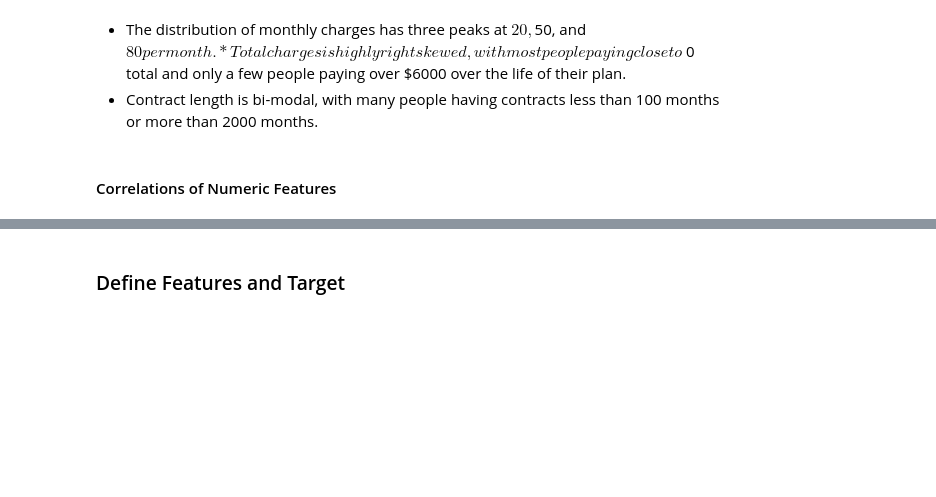
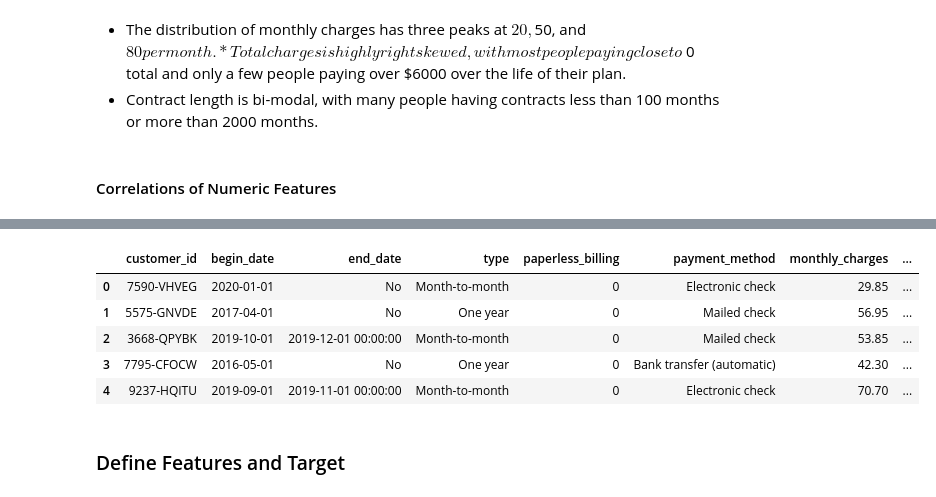
Before and after one commit to kellyshreeve/final-project, a Jupyter notebook: project-code.ipynb, the cells around one changed output, grey strips where cells are left out. Drawn from its saved outputs; the diff is of its cells as text; code cells hidden in the pictures; blank space fills up the shorter version.

```diff
--- a/project-code.ipynb
+++ b/project-code.ipynb
@@ -890,2 +964,16 @@ plt.show()
+# %%
+merged_df['paperless_billing'] = np.where(merged_df['paperless_billing'] == 'Yes', 1, 0)
+merged_df['gender'] = np.where(merged_df['gender'] == 'Male', 1, 0)
+merged_df['partner'] = np.where(merged_df['partner'] == 'Yes', 1, 0)
+merged_df['dependents'] = np.where(merged_df['dependents'] == 'Yes', 1, 0)
+
+merged_df.head()
+# %% [output]
+|  | customer_id | begin_date | end_date | type | paperless_billing | payment_method | monthly_charges | ... |
+| 0 | 7590-VHVEG | 2020-01-01 | No | Month-to-month | 0 | Electronic check | 29.85 | ... |
+| 1 | 5575-GNVDE | 2017-04-01 | No | One year | 0 | Mailed check | 56.95 | ... |
+| 2 | 3668-QPYBK | 2019-10-01 | 2019-12-01 00:00:00 | Month-to-month | 0 | Mailed check | 53.85 | ... |
+| 3 | 7795-CFOCW | 2016-05-01 | No | One year | 0 | Bank transfer (automatic) | 42.30 | ... |
+| 4 | 9237-HQITU | 2019-09-01 | 2019-11-01 00:00:00 | Month-to-month | 0 | Electronic check | 70.70 | ... |
 # %% [markdown]
 ### Define Features and Target
```
Also changed, not shown: parts of 43 cells of this notebook.
